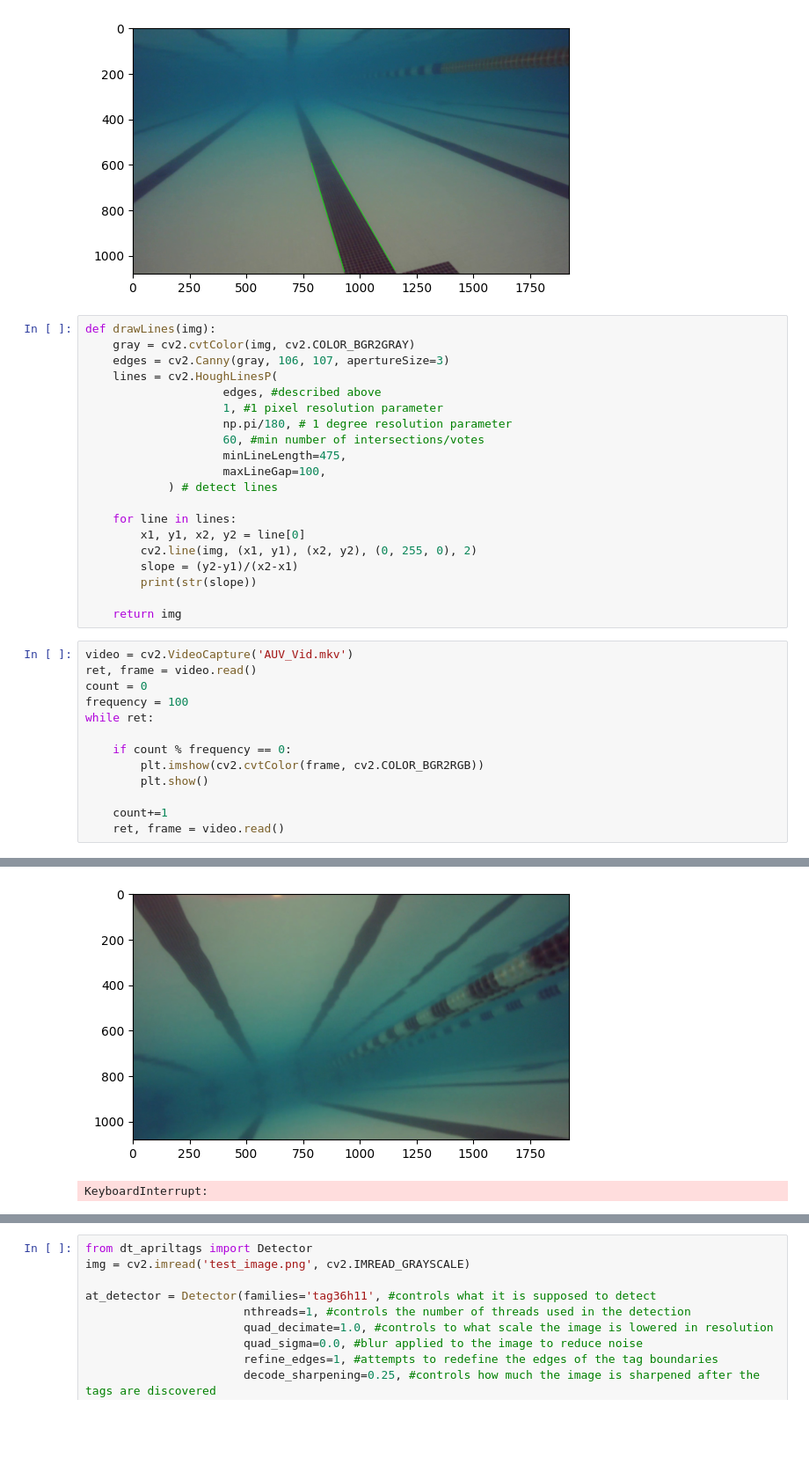
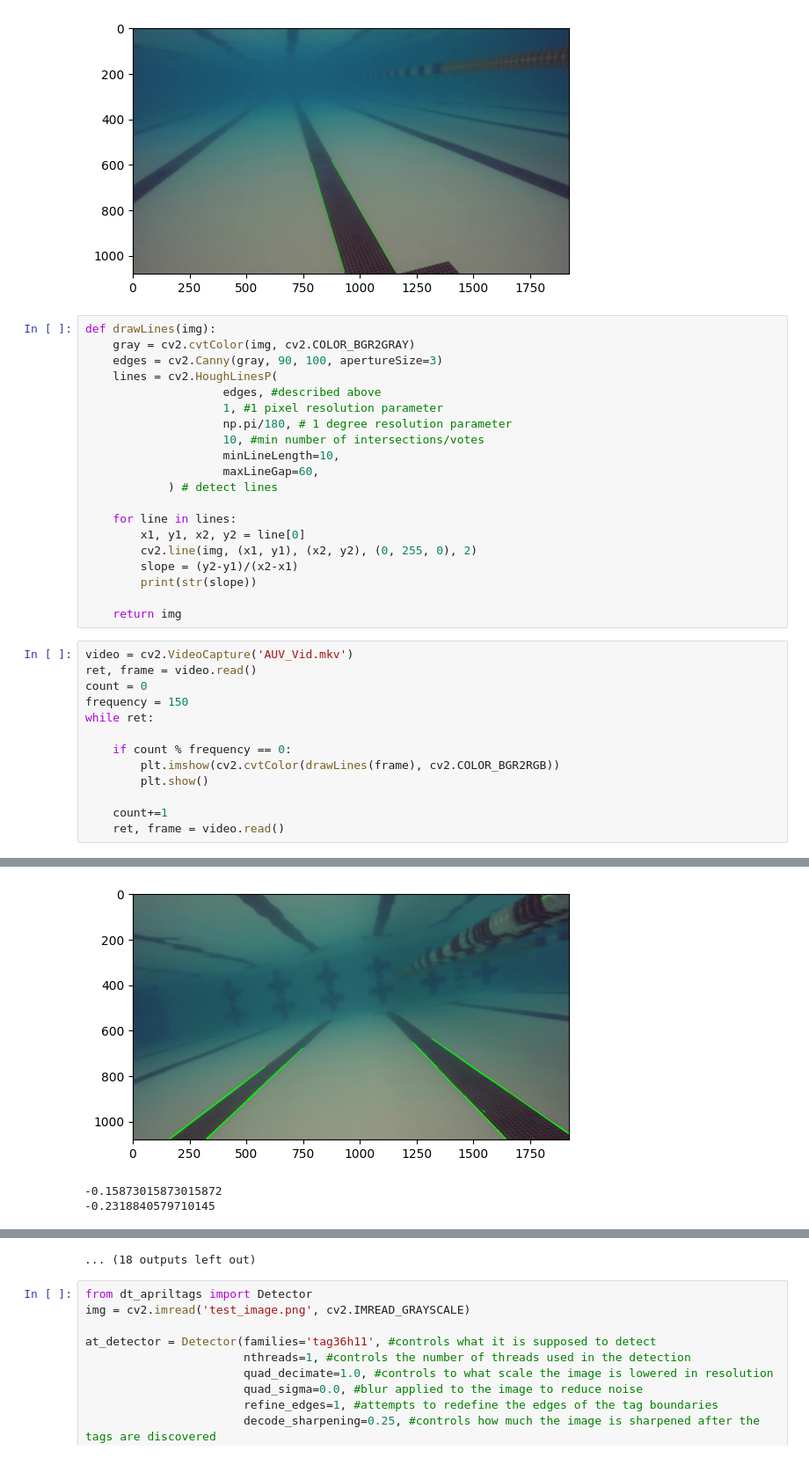
Before and after one commit to travtran05/cv-intro, a Jupyter notebook: test.ipynb, the cells around one changed output, grey strips where cells are left out. Shown at 88% size. Cells and saved outputs as stored; diff of their text form; blank space fills up the shorter version.

```diff
--- a/test.ipynb
+++ b/test.ipynb
@@ -32,14 +32,14 @@ plt.imshow(cv2.cvtColor(img, cv2.COLOR_BGR2RGB))
 # %%
 def drawLines(img):
     gray = cv2.cvtColor(img, cv2.COLOR_BGR2GRAY)
-    edges = cv2.Canny(gray, 106, 107, apertureSize=3)
+    edges = cv2.Canny(gray, 90, 100, apertureSize=3)
     lines = cv2.HoughLinesP(
                     edges, #described above
                     1, #1 pixel resolution parameter
                     np.pi/180, # 1 degree resolution parameter
-                    60, #min number of intersections/votes
-                    minLineLength=475,
-                    maxLineGap=100,
+                    10, #min number of intersections/votes
+                    minLineLength=10,
+                    maxLineGap=60,
             ) # detect lines
 
     for line in lines:
@@ -53,11 +53,11 @@ def drawLines(img):
 video = cv2.VideoCapture('AUV_Vid.mkv')
 ret, frame = video.read()
 count = 0
-frequency = 100
+frequency = 150
 while ret:
 
     if count % frequency == 0:
-        plt.imshow(cv2.cvtColor(frame, cv2.COLOR_BGR2RGB))
+        plt.imshow(cv2.cvtColor(drawLines(frame), cv2.COLOR_BGR2RGB))
         plt.show()
 
     count+=1
@@ -70,2 +146,3 @@ while ret:
-[figure, old version]
+[figure, new version]
-KeyboardInterrupt:
+-0.15873015873015872
+-0.2318840579710145
@@ -72,3 +150,4 @@ KeyboardInterrupt:
+... (18 outputs left out)
 # %%
 from dt_apriltags import Detector
 img = cv2.imread('test_image.png', cv2.IMREAD_GRAYSCALE)
```
Also changed, not shown: parts of 1 cell of this notebook.
